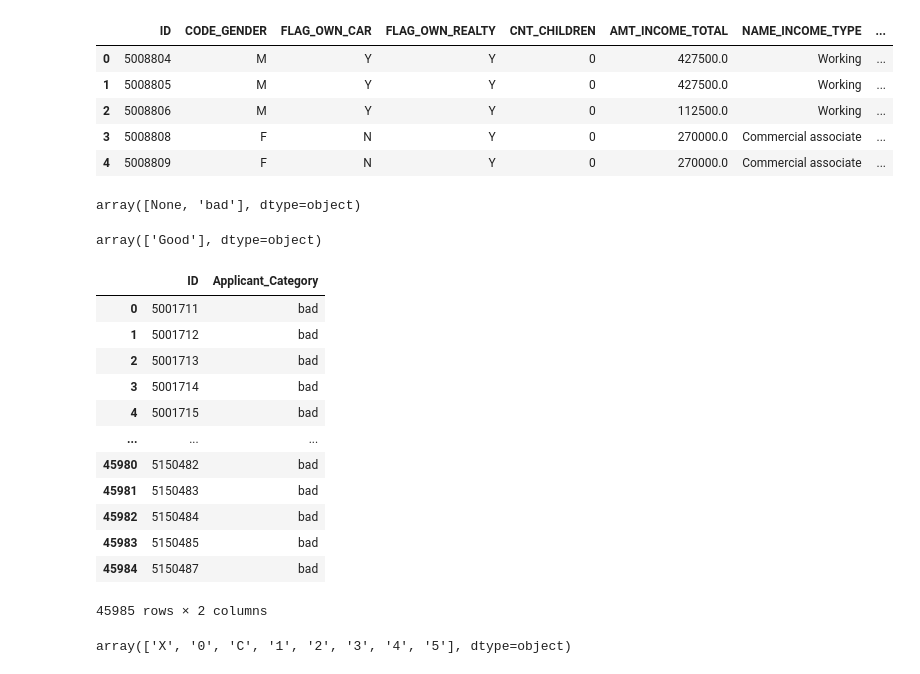
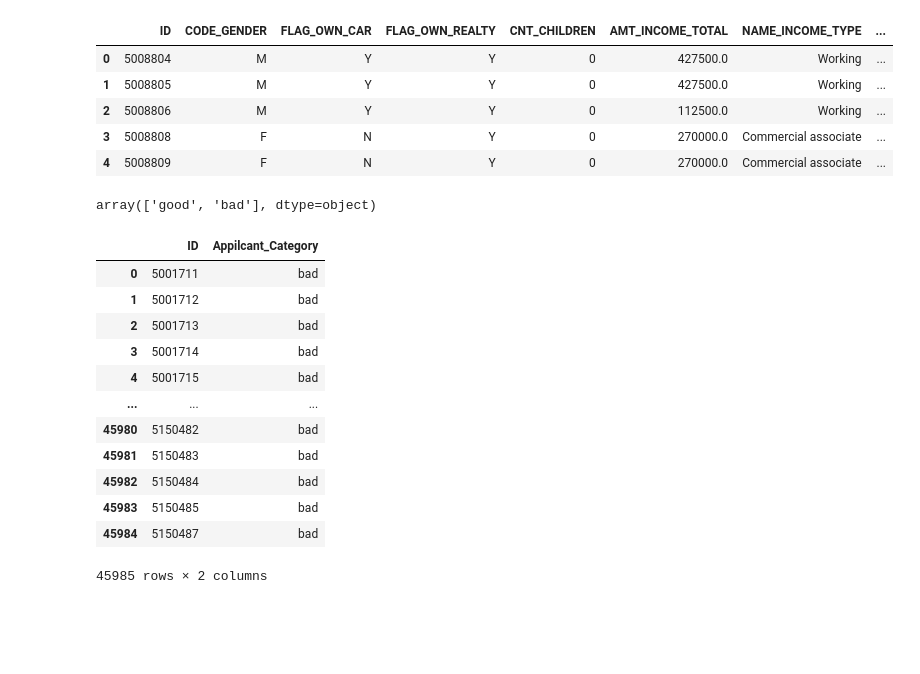
Before and after one commit to fazmila/Project, a Jupyter notebook: Project.ipynb, the cells around one changed output. Cells and saved outputs as stored; diff of their text form; code cells hidden in the pictures; blank space fills up the shorter version.

```diff
--- a/Project.ipynb
+++ b/Project.ipynb
@@ -115,42 +115,40 @@ application_record.head()
 | 3 | 5008808 | F | N | Y | 0 | 270000.0 | Commercial associate | ... |
 | 4 | 5008809 | F | N | Y | 0 | 270000.0 | Commercial associate | ... |
 # %%
-# Define a new column 'Appilcant_Category' initialized to None
+#Define a new column 'Appilcant_Category' initialized to None
 credit_record['Appilcant_Category'] = None
 
-# Determine bad or risky applicants based on STATUS values 2, 3, 4, and 5
-credit_record.loc[credit_record['STATUS'].isin(['2', '3', '4', '5']), 'Appilcant_Category'] = 'bad'
+# Define a function to classify applicants based on the 'STATUS' value
+def classify_applicant(status):
+    if status in ['2', '3', '4', '5']:
+        return 'bad'
+    else:
+        return 'good'
 
-# Display unique values in the 'CUSTOMER_CAtEGORY' column
-credit_record['Appilcant_Category'].unique()
+# Apply the function to the 'STATUS' column to create 'Applicant_Category'
+credit_record['Appilcant_Category'] = credit_record['STATUS'].apply(classify_applicant)
-# %% [output]
-array([None, 'bad'], dtype=object)
 # %%
-# Display unique values in the 'Applicant_Category' column
-credit_record['Applicant_Category'].unique()
+# Display the unique values in the 'Appilcant_Category' column
+credit_record['Appilcant_Category'].unique()
 # %% [output]
-array(['Good'], dtype=object)
+array(['good', 'bad'], dtype=object)
 # %%
-# Create a new applicant_status DataFrame to count the occurrences of each applicant
-# Group by ID and count the number of non-null values in the 'Applicant_Category' column
-applicant_status = credit_record.groupby('ID')['Applicant_Category'].count()
+#Create a new applicant_status DataFrame to count the occurrences of each applicant
+# Group by 'ID' and count the number of non-null values in the 'Appilcant_Category' column
+applicant_status = credit_record.groupby('ID').count()
-# %%
-# Convert the applicant_category to string type to avoid the dtype issue
-applicant_status = applicant_status.astype(str)
-
-# Classify applicants as 'bad' if they have any "Yes" values in the 'Applicant_Category'
-applicant_status.loc[applicant_status > '0'] = 'bad'
-
-# Classify applicants as 'good' if they have no "Yes" values in the 'Applicant_Category'
-applicant_status.loc[applicant_status == '0'] = 'good'
+# %%
+#Set the 'Appilcant_Category' column based on the count of 'bad' or 'good' status
+applicant_status['Appilcant_Category'] = applicant_status['Appilcant_Category'].apply(
+    lambda x: 'bad' if x > 0 else 'good'
+)
 # %%
-# Convert the 'applicant_status' to a DataFrame with just 'Applicant_Category' column
+#Reset the index to get a clean DataFrame
 applicant_status = applicant_status.reset_index()
-
-# Display the 'applicant_status' DataFrame
+#Keep only the 'ID' and 'Appilcant_Category' columns
+applicant_status = applicant_status[['ID', 'Appilcant_Category']]
 applicant_status
 # %% [output]
-|  | ID | Applicant_Category |
+|  | ID | Appilcant_Category |
 | 0 | 5001711 | bad |
 | 1 | 5001712 | bad |
 | 2 | 5001713 | bad |
@@ -163,7 +161,3 @@ applicant_status
 | 45983 | 5150485 | bad |
 | 45984 | 5150487 | bad |
 45985 rows × 2 columns
-# %%
-credit_record['STATUS'].unique()
-# %% [output]
-array(['X', '0', 'C', '1', '2', '3', '4', '5'], dtype=object)
```
